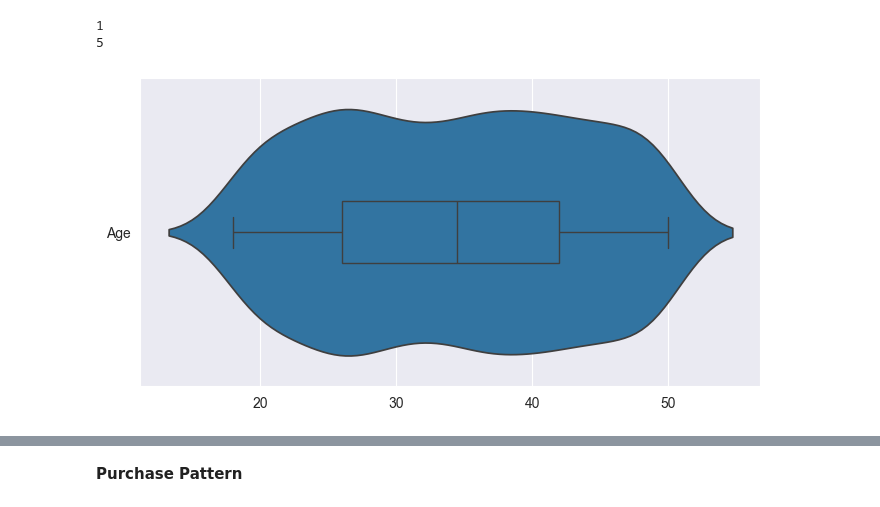
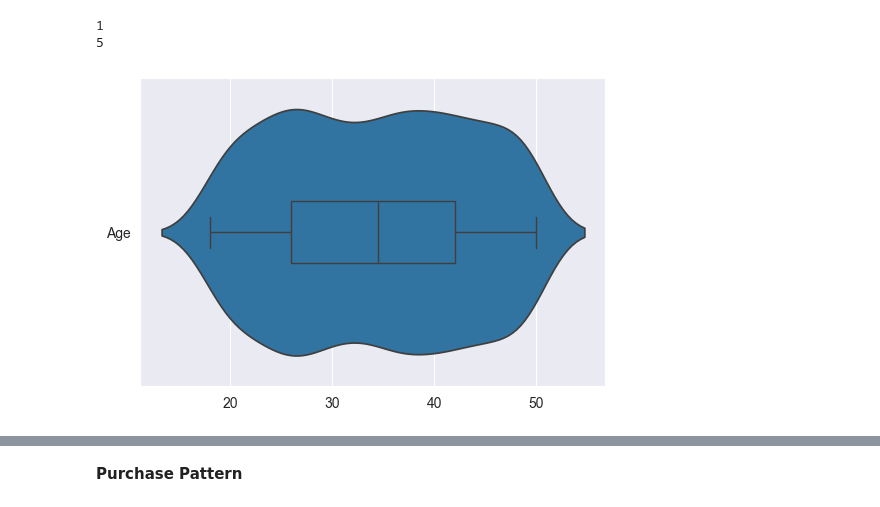
Before and after one commit to CelineChiLamNg/ecommerce_segmentation, a Jupyter notebook: analysis.ipynb, the cells around one changed output, grey strips where cells are left out. Saved outputs shown, nothing was run; the diff lists cells and outputs as text; code cells hidden in the pictures.

```diff
--- a/analysis.ipynb
+++ b/analysis.ipynb
@@ -317,10 +322,10 @@ print(len(demographic_cat))
 1
 5
 # %%
-plt.figure(figsize = (8, 4))
+plt.figure(figsize = (6, 4))
 violin_boxplot(data=data_distribution, columns=demographic_num)
 # %% [output]
-[figure, old version]
+[figure, new version]
 # %%
 percentage_subplots(data=data_distribution, columns=demographic_cat, nrows=2,
                     ncols=3)
```
Also changed, not shown: parts of 35 cells of this notebook, 1 other file.
